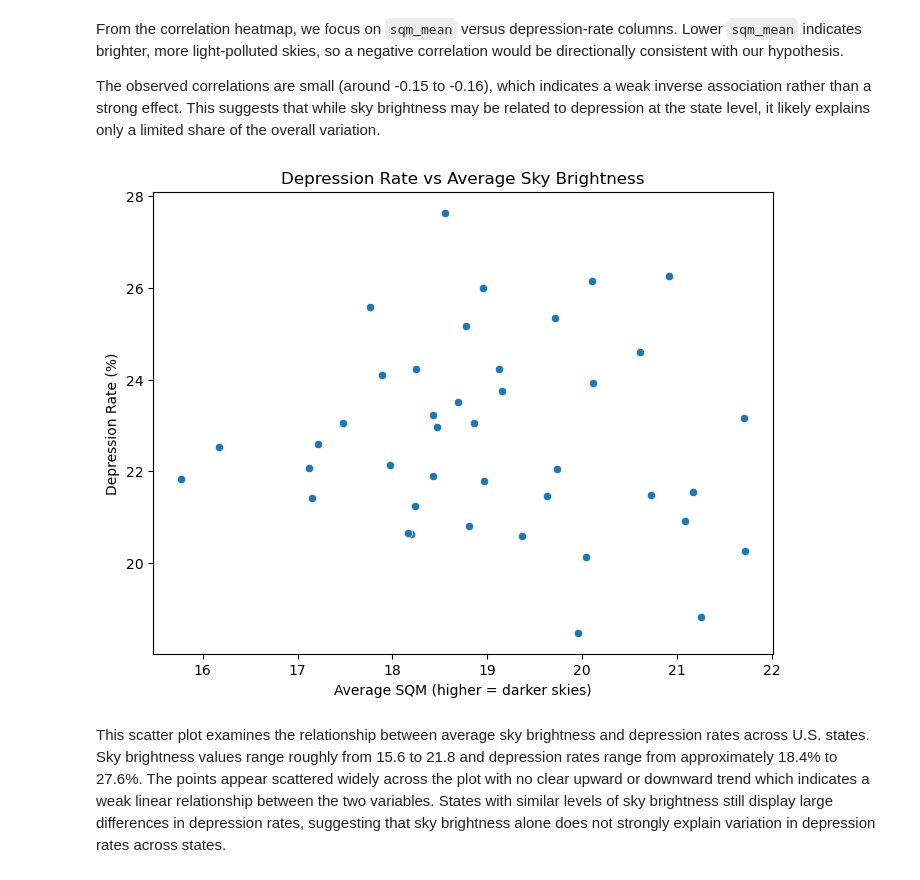
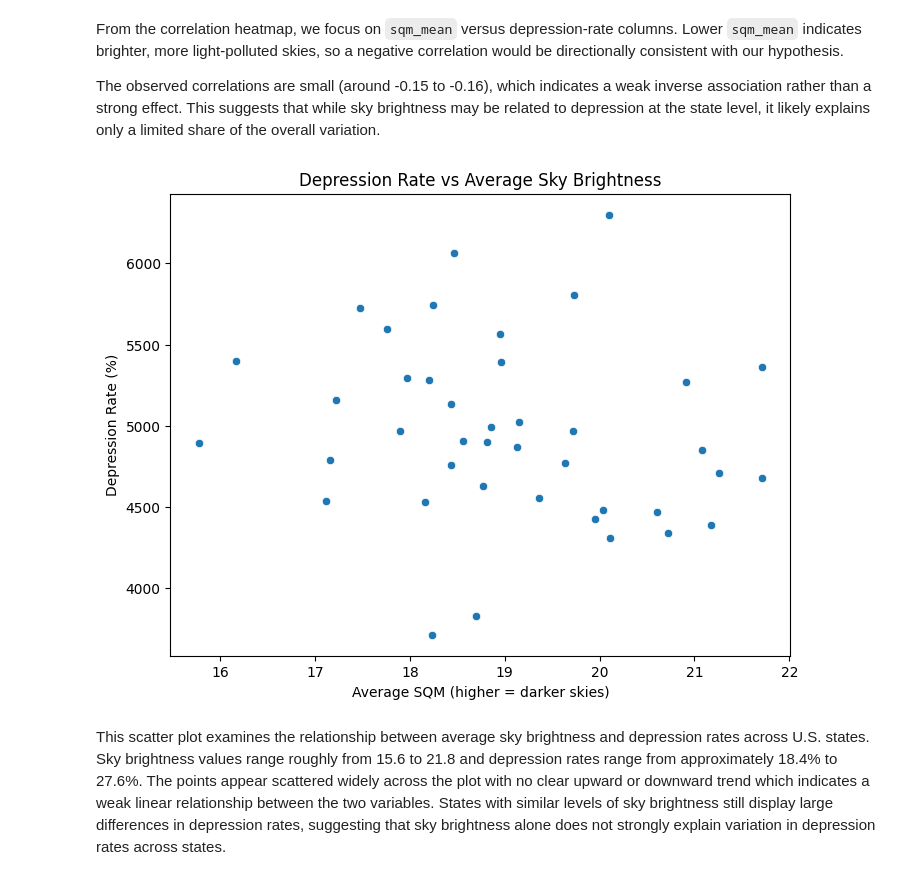
Before and after one commit to COGS108/Group020_WI26, a Jupyter notebook: 03-FinalProject.ipynb, the cells around one changed output. Drawn from its saved outputs; the diff is of its cells as text; code cells hidden in the pictures.

```diff
--- a/03-FinalProject.ipynb
+++ b/03-FinalProject.ipynb
@@ -813,15 +813,15 @@ The observed correlations are small (around -0.15 to -0.16), which indicates a w
 # %%
 plt.figure(figsize=(8, 6))
 
-sns.scatterplot(data=combined_df_3way, x="sqm_mean", y="depression_pct")
+sns.scatterplot(data=combined_df_3way, x="sqm_mean", y="DepressionRate_2023_x")
 
 plt.title("Depression Rate vs Average Sky Brightness")
 plt.xlabel("Average SQM (higher = darker skies)")
 plt.ylabel("Depression Rate (%)")
 
 plt.show()
 # %% [output]
-[figure, old version]
+[figure, new version]
 # %% [markdown]
 This scatter plot examines the relationship between average sky brightness and depression rates across U.S. states. Sky brightness values range roughly from 15.6 to 21.8 and depression rates range from approximately 18.4% to 27.6%. The points appear scattered widely across the plot with no clear upward or downward trend which indicates a weak linear relationship between the two variables. States with similar levels of sky brightness still display large differences in depression rates, suggesting that sky brightness alone does not strongly explain variation in depression rates across states.
 # %% [markdown]
```
Also changed, not shown: parts of 29 cells of this notebook.
